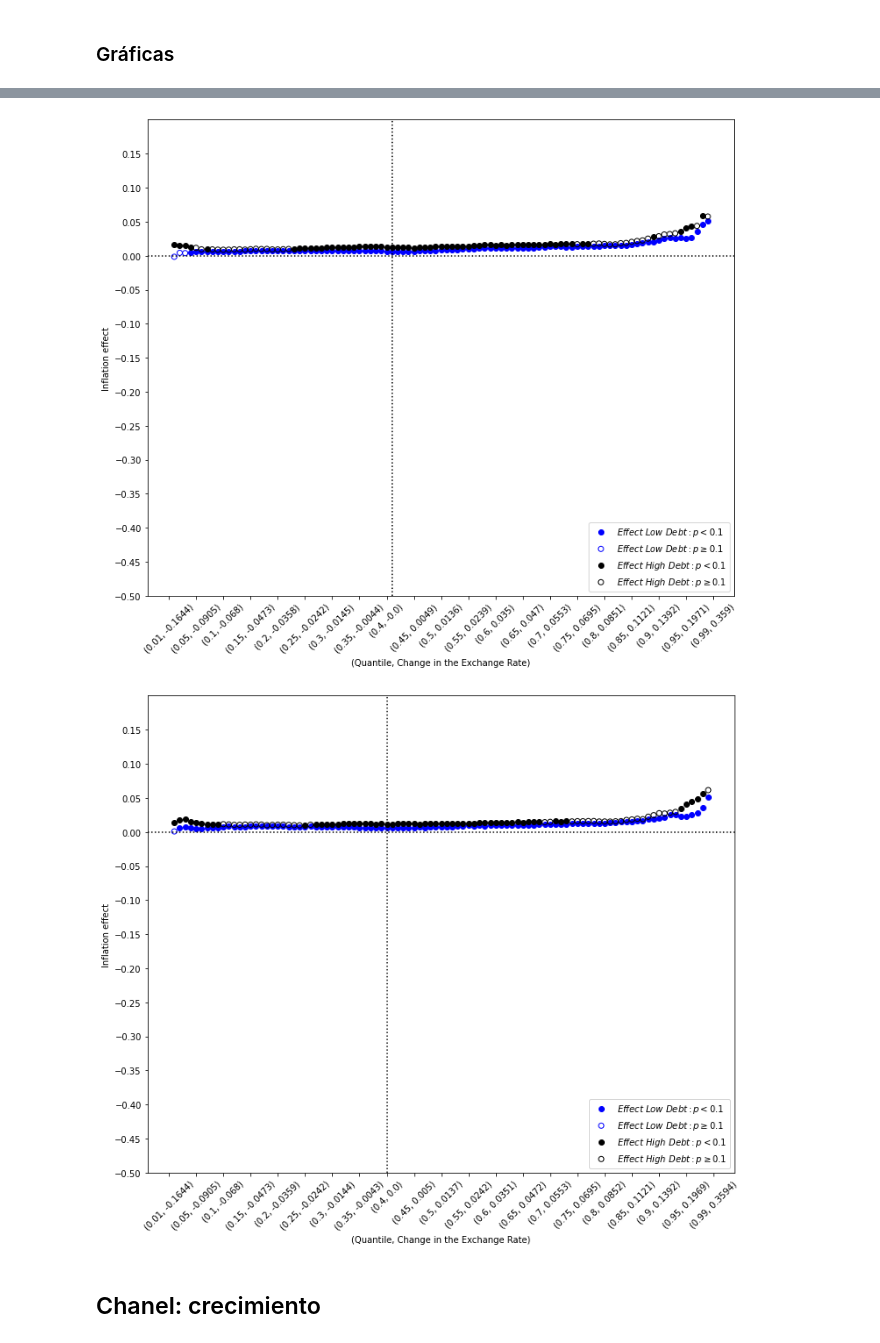
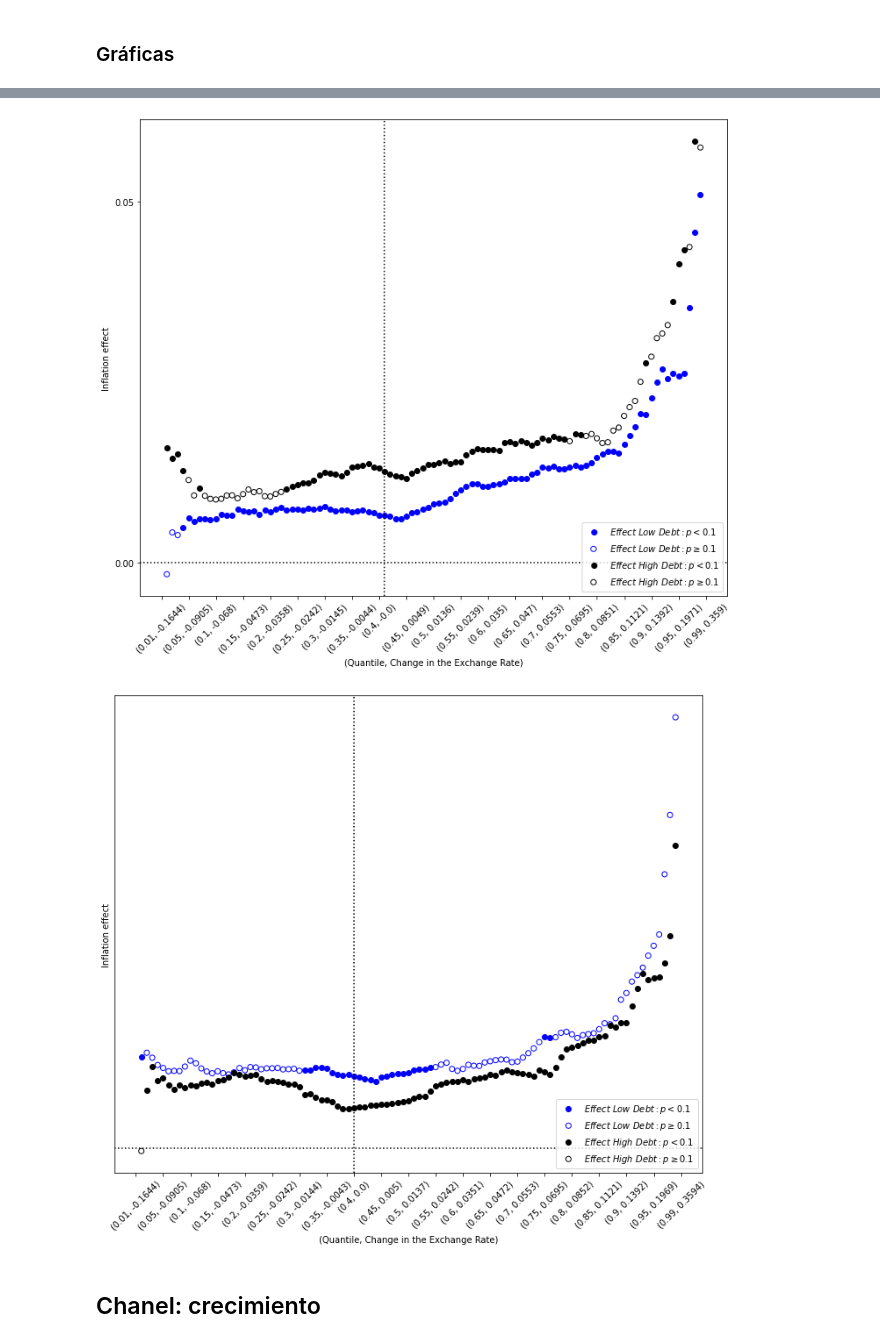
Before and after one commit to jguerrae/QuantilReg_InflationDebt, a Jupyter notebook: 3_ONE_SCRIPT.ipynb, the cells around one changed output, grey strips where cells are left out. Drawn from its saved outputs; the diff is of its cells as text; code cells hidden in the pictures.

```diff
--- a/3_ONE_SCRIPT.ipynb
+++ b/3_ONE_SCRIPT.ipynb
@@ -64,8 +64,9 @@ infr = infr[(infr.PI<qsi) & (infr.PI>qii)]
 # infr = infr[(infr.DEBT_GDP<qsd) & (infr.DEBT_GDP>qid)]
 
 for i in ['PI_ST5', 'PI_ST4', 'PI_ST3', 'PI_ST2', 'PI_ST1']:
-    infr[i] = np.log(0.00000000001+np.abs(infr["PI"]-infr[i]))
-    # infr[i] = np.log(1+np.abs(infr["PI"]-infr[i]))
+    infr[f"PCT_{i}"] = infr[i].copy()
+    # infr[i] = np.log(0.00000000001+np.abs(infr["PI"]-infr[i]))
+    infr[i] = np.log(1+np.abs(infr["PI"]-infr[i]))
     # infr[i] = np.exp(infr["PI"]-infr[i])
 # %% [output]
 A value is trying to be set on a copy of a slice from a DataFrame.
@@ -126,4 +130 @@ See the caveats in the documentation: https://pandas.pydata.org/pandas-docs/stab
-# %%
-dfislac = pd.read_excel("INPUT/FISLAC_update.xlsx")
-# totaldfr = pd.read_csv("INPUT/total_dataset_20230911.csv")
 # %%
@@ -386,16 +344,16 @@ for i in modelos:
         ############################################################################################
         # LINEAS DE THRESHOLD
         # Add a vertical line at x = threshold.Quantile with a label
-        plt.axhline(y=0, color='black', linestyle='dotted')  # Add a horizontal black dotted line at Y = 0
+        # plt.axhline(y=0, color='black', linestyle='dotted')  # Add a horizontal black dotted line at Y = 0
 
-        threshold_v = result_df[(result_df["significative"]==1) & (result_df["Slope"]<0)].iloc[-1]
-        threshold = {'Quantile': threshold_v.Quantile, 'Quantile_value': threshold_v.Quantile_value}
-        plt.axvline(x=threshold['Quantile'], color='black', linestyle='dotted')
+        # threshold_v = result_df[(result_df["significative"]==1) & (result_df["Slope"]<0)].iloc[-1]
+        # threshold = {'Quantile': threshold_v.Quantile, 'Quantile_value': threshold_v.Quantile_value}
+        # plt.axvline(x=threshold['Quantile'], color='black', linestyle='dotted')
 
 
-        threshold_v2 = result_df[(result_df["significative"]==1) & (result_df["Slope"]>0)].iloc[0]
-        threshold2 = {'Quantile': threshold_v2.Quantile, 'Quantile_value': threshold_v2.Quantile_value}
-        plt.axvline(x=threshold2['Quantile'], color='black', linestyle='dotted')
+        # threshold_v2 = result_df[(result_df["significative"]==1) & (result_df["Slope"]>0)].iloc[0]
+        # threshold2 = {'Quantile': threshold_v2.Quantile, 'Quantile_value': threshold_v2.Quantile_value}
+        # plt.axvline(x=threshold2['Quantile'], color='black', linestyle='dotted')
 
 
         ############################################################################################
@@ -508,11 +466,11 @@ for CONTROL in CONTROLES:
         new_row_df = pd.DataFrame({
             'Quantile': [qs],
             'Quantile_value': [qv],
-            'Slopeb': [result.params["PI"]],
-            "p-valueb": [result.pvalues["PI"]],
-            'Slope': [result.params["PI"]+result.params[INDEPENDIENTE]],
+            'Slope': [result.params["PI"]],
+            "p-value": [result.pvalues["PI"]],
+            'Slopeb': [result.params["PI"]+result.params[INDEPENDIENTE]],
             # 'Slope': [result.params[INDEPENDIENTE]],
-            "p-value": [result.pvalues[INDEPENDIENTE]],
+            "p-valueb": [result.pvalues[INDEPENDIENTE]],
             "R-squared": [result.prsquared]
         })
 
@@ -569,9 +527,9 @@ for i in modelos:
     ymax = round(result_df["Slope"].max() + result_df["Slope"].std()/2,1)
     ymin = round(result_df["Slope"].min() - result_df["Slope"].std()/2,1)
 
-    ymax, ymin = 0.2, -0.5
+    # ymax, ymin = 0.2, -0.5
     # ymax, ymin = 0.007, -0.002
-    plt.ylim(ymin, ymax)
+    # plt.ylim(ymin, ymax)
     plt.yticks(np.arange(ymin, ymax, 0.05))  # Set custom y-axis ticks with 0.05 unit jumps
 
     qsticks= [0.01, 0.05, 0.10, 0.15, 0.20, 0.25, 0.30, 0.35, 0.40, 0.45, 0.50, 0.55, 0.60, 0.65, 0.70, 0.75, 0.80, 0.85, 0.90, 0.95, 0.99]
@@ -593,5 +551,5 @@ for i in modelos:
-[figure, old version]
+[figure, new version]
-[figure, old version]
+[figure, new version]
 # %% [markdown]
 ## Chanel: crecimiento
 # %% [markdown]
```
Also changed, not shown: parts of 32 cells of this notebook.
